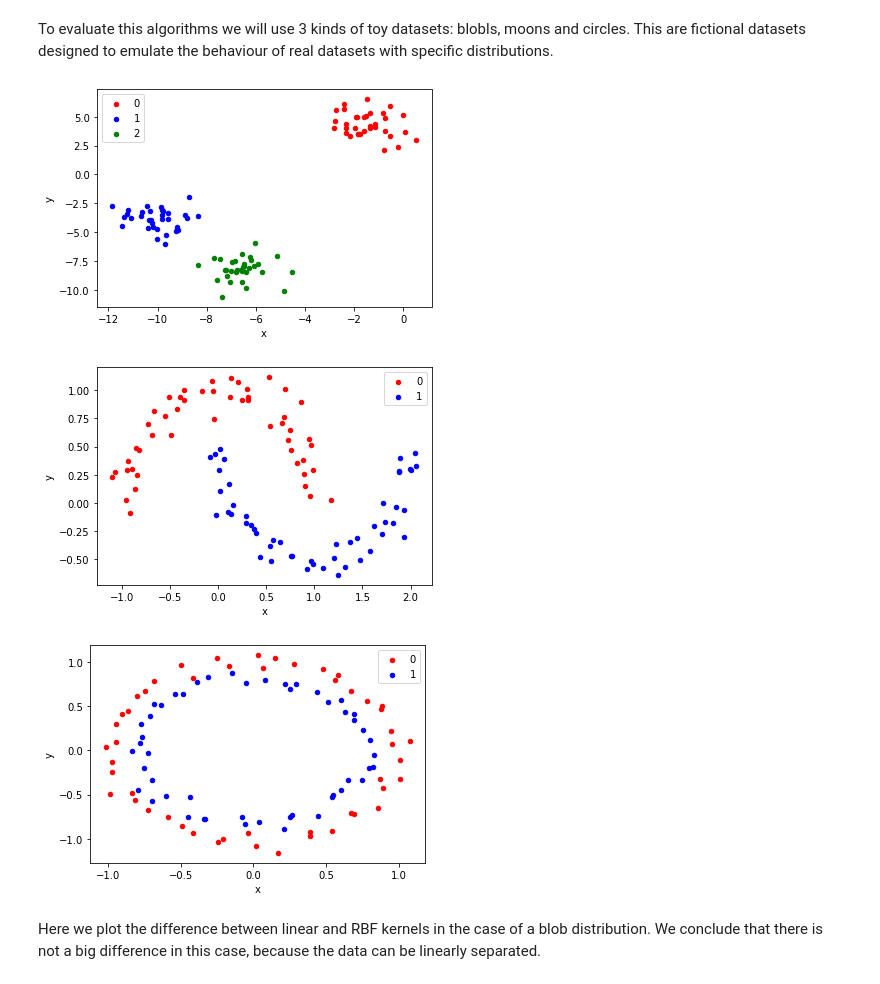
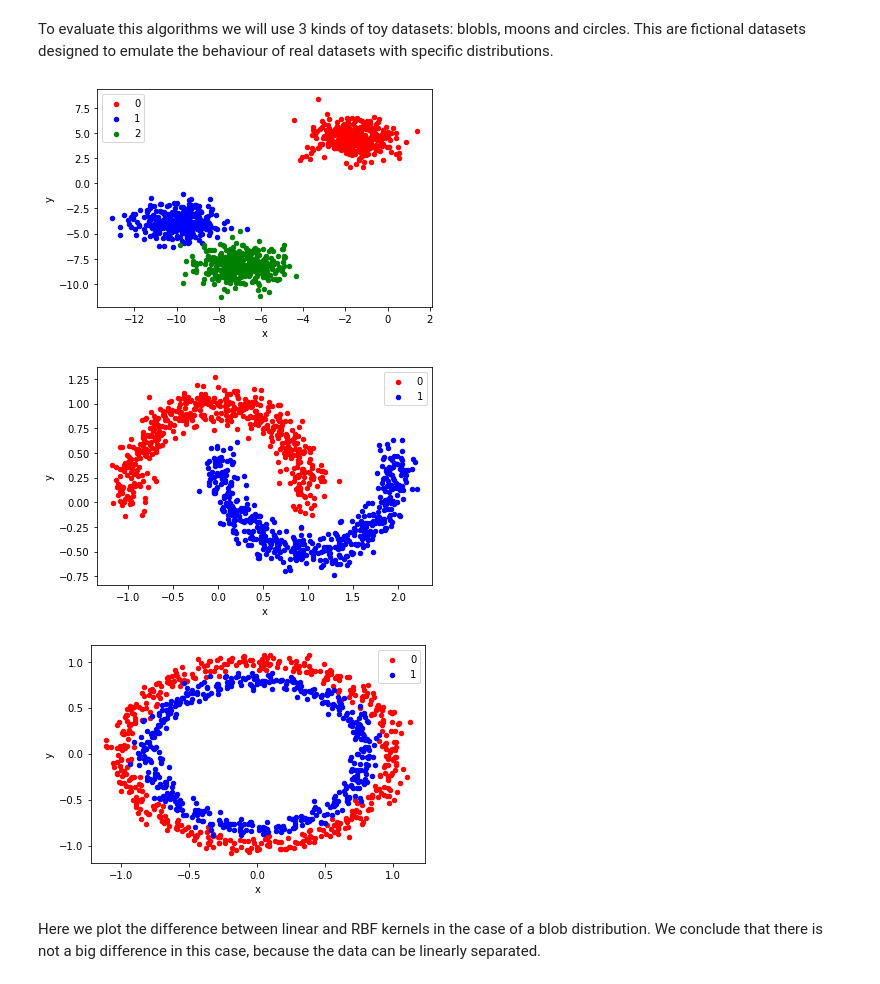
Before and after one commit to xaviersantos/dm, a Jupyter notebook: tpc4/tpc4.ipynb, the cells around one changed output. Cells and saved outputs as stored; diff of their text form; code cells hidden in the pictures.

```diff
--- a/tpc4/tpc4.ipynb
+++ b/tpc4/tpc4.ipynb
@@ -15,7 +21,7 @@ from mlxtend.plotting import plot_decision_regions
 To evaluate this algorithms we will use 3 kinds of toy datasets: blobls, moons and circles. This are fictional datasets designed to emulate the behaviour of real datasets with specific distributions.
 # %%
 # generate 2d classification dataset as blobs
-X_blobs, y_blobs = make_blobs(n_samples=100, centers=3, n_features=2, random_state=1)
+X_blobs, y_blobs = make_blobs(n_samples=1000, centers=3, n_features=2, random_state=1)
 # scatter plot, dots colored by class value
 df_blobs = DataFrame(dict(x=X_blobs[:,0], y=X_blobs[:,1], label=y_blobs))
 colors = {0:'red', 1:'blue', 2:'green'}
@@ -25,10 +31,10 @@ for key, group in grouped:
     group.plot(ax=ax, kind='scatter', x='x', y='y', label=key, color=colors[key])
 plt.show()
 # %% [output]
-[figure, old version]
+[figure, new version]
 # %%
 # generate 2d classification dataset as moons
-X_moons, y_moons = make_moons(n_samples=100, noise=0.1, random_state=0)
+X_moons, y_moons = make_moons(n_samples=1000, noise=0.1, random_state=0)
 # scatter plot, dots colored by class value
 df_moons = DataFrame(dict(x=X_moons[:,0], y=X_moons[:,1], label=y_moons))
 colors = {0:'red', 1:'blue'}
@@ -38,17 +44,17 @@ for key, group in grouped:
     group.plot(ax=ax, kind='scatter', x='x', y='y', label=key, color=colors[key])
 plt.show()
 # %% [output]
-[figure, old version]
+[figure, new version]
 # %%
 # generate 2d classification dataset as circles
-X_circles, y_circles = make_circles(n_samples=100, noise=0.05, random_state=0)
+X_circles, y_circles = make_circles(n_samples=1000, noise=0.05, random_state=0)
 # scatter plot, dots colored by class value
 df_circles = DataFrame(dict(x=X_circles[:,0], y=X_circles[:,1], label=y_circles))
 colors = {0:'red', 1:'blue'}
 fig, ax = plt.subplots()
 grouped = df_circles.groupby('label')
 for key, group in grouped:
     group.plot(ax=ax, kind='scatter', x='x', y='y', label=key, color=colors[key])
 plt.show()
 # %% [output]
-[figure, old version]
+[figure, new version]
```
Also changed, not shown: parts of 24 cells of this notebook.
